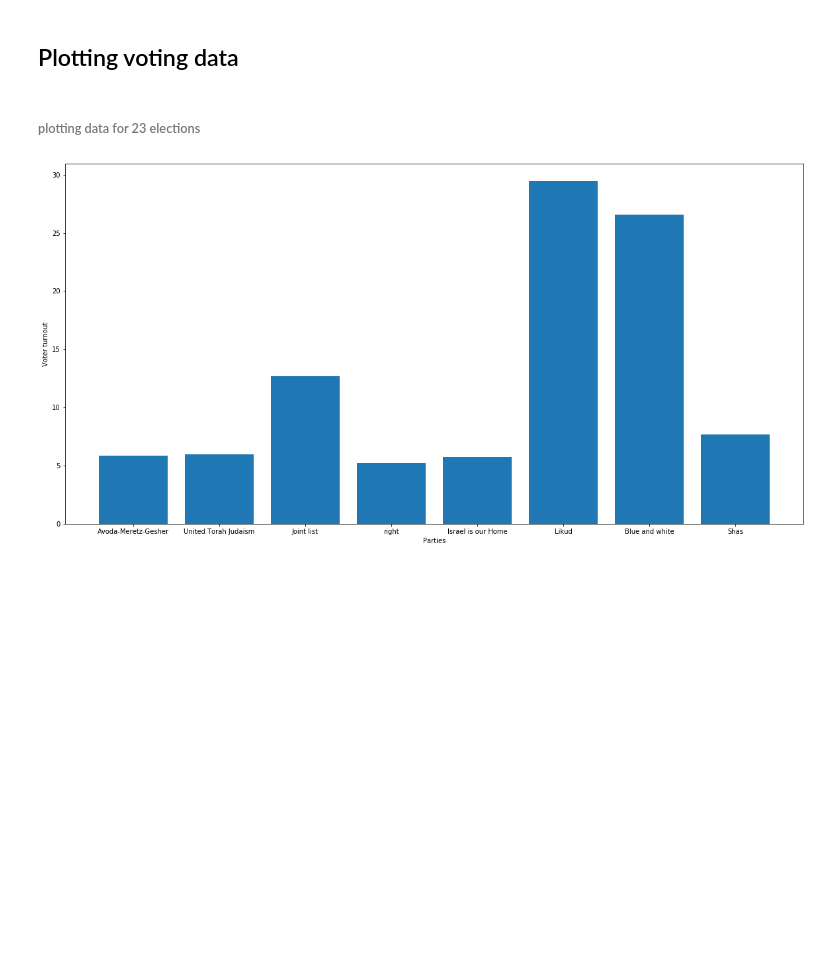
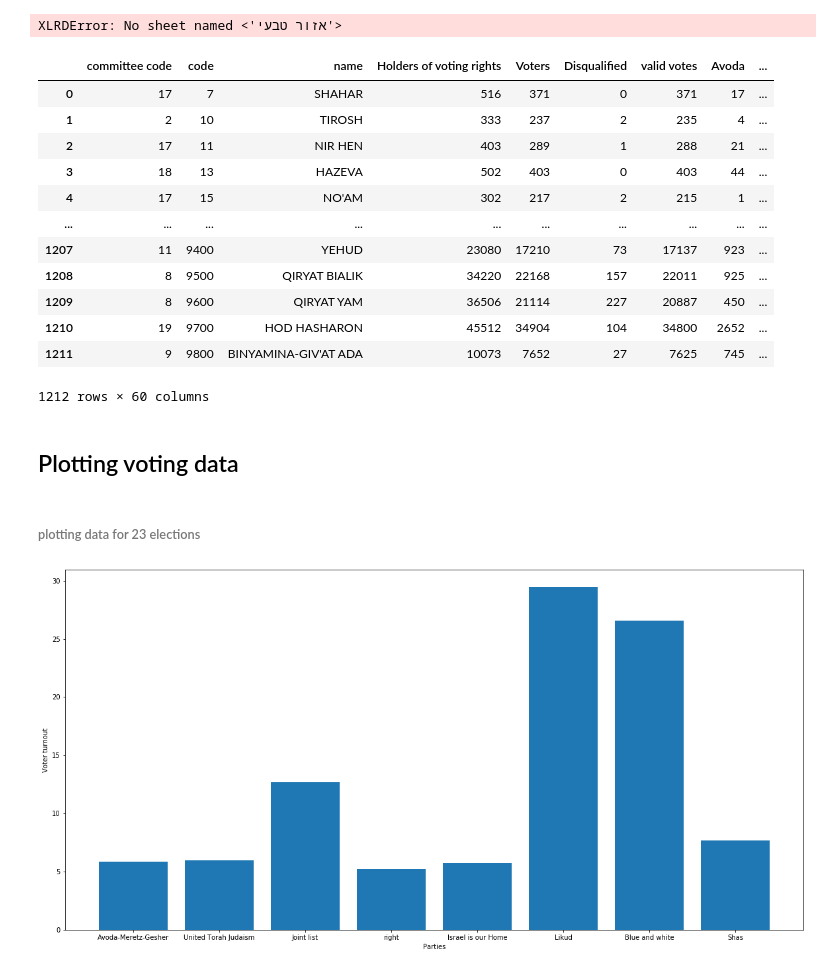
Before and after one commit to gabi939/elections, a Jupyter notebook: elections.ipynb, the cells around one changed output. Cells and saved outputs as stored; diff of their text form; code cells hidden in the pictures; blank space fills up the shorter version.

Commit message:
data reading changees

```diff
--- a/elections.ipynb
+++ b/elections.ipynb
@@ -11,6 +11,12 @@ from sklearn.model_selection import GridSearchCV
 # %%
 # Constants
 ROOT_PATH = os.path.abspath(os.getcwd())
+BYCODE = "bycode2018"
+INDEX = "index 2018"
 CALPI = "calpi"
 SETTELMENT = "settelments"
 SEED = 170
+# %%
+def get_bycode():
+    path = os.path.join(ROOT_PATH,BYCODE+".xlsx")
+    return pd.read_excel(path)
@@ -17,6 +27,13 @@ SEED = 170
+# %%
+get_index("אזור טבעי")
+# %% [output]
+XLRDError: No sheet named <'אזור טבעי'>
+# %%
+def inner_join(df_elections,df_index,column_name):
+    return pd.merge(left=df_elections, right=df_index, left_on= column_name, right_on=column_name)
 # %%
 def get_data(agg_type, num):
-    """returns dataframe of the requested csv
+    """returns dataframe of the requested .xlsx
 
     parameters
     ----------
@@ -33,6 +50,25 @@ def get_data(agg_type, num):
 
     path = os.path.join(ROOT_PATH,num+agg_type+".xlsx")
     return pd.read_excel(path,dtype=object)
+# %%
+df_ele = get_data(SETTELMENT,21)
+df_index = get_bycode()
+
+inner_join(df_ele,df_index,"code")
+# %% [output]
+|  | committee code | code | name | Holders of voting rights | Voters | Disqualified | valid votes | Avoda | ... |
+| 0 | 17 | 7 | SHAHAR | 516 | 371 | 0 | 371 | 17 | ... |
+| 1 | 2 | 10 | TIROSH | 333 | 237 | 2 | 235 | 4 | ... |
+| 2 | 17 | 11 | NIR HEN | 403 | 289 | 1 | 288 | 21 | ... |
+| 3 | 18 | 13 | HAZEVA | 502 | 403 | 0 | 403 | 44 | ... |
+| 4 | 17 | 15 | NO'AM | 302 | 217 | 2 | 215 | 1 | ... |
+| ... | ... | ... | ... | ... | ... | ... | ... | ... | ... |
+| 1207 | 11 | 9400 | YEHUD | 23080 | 17210 | 73 | 17137 | 923 | ... |
+| 1208 | 8 | 9500 | QIRYAT BIALIK | 34220 | 22168 | 157 | 22011 | 925 | ... |
+| 1209 | 8 | 9600 | QIRYAT YAM | 36506 | 21114 | 227 | 20887 | 450 | ... |
+| 1210 | 19 | 9700 | HOD HASHARON | 45512 | 34904 | 104 | 34800 | 2652 | ... |
+| 1211 | 9 | 9800 | BINYAMINA-GIV'AT ADA | 10073 | 7652 | 27 | 7625 | 745 | ... |
+1212 rows × 60 columns
 # %%
 def remove_small_parties(df,threshold):
     """remove parties that didnt pass the threshold"""
```
Also changed, not shown: parts of 3 cells of this notebook, 2 other files.
